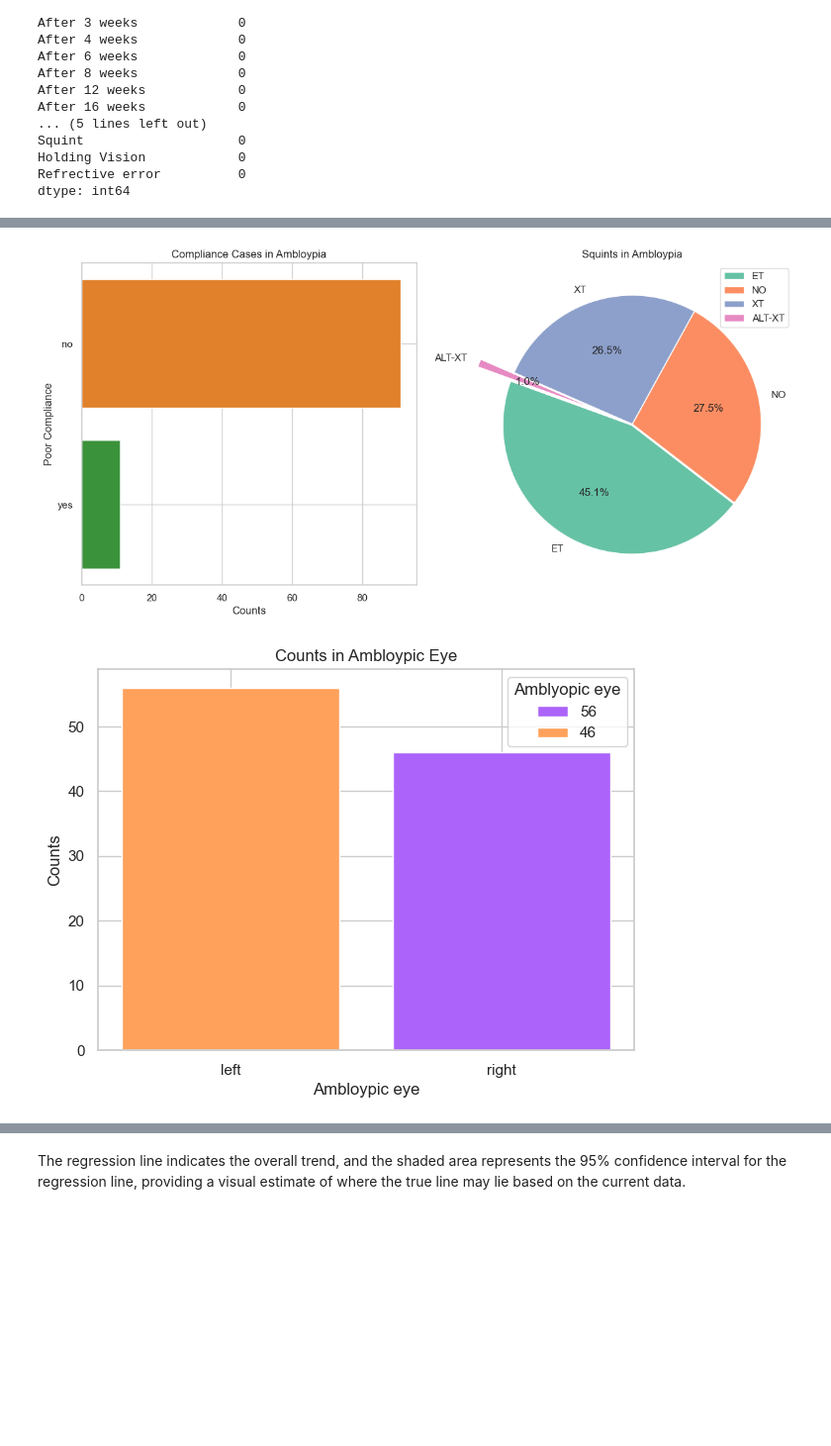
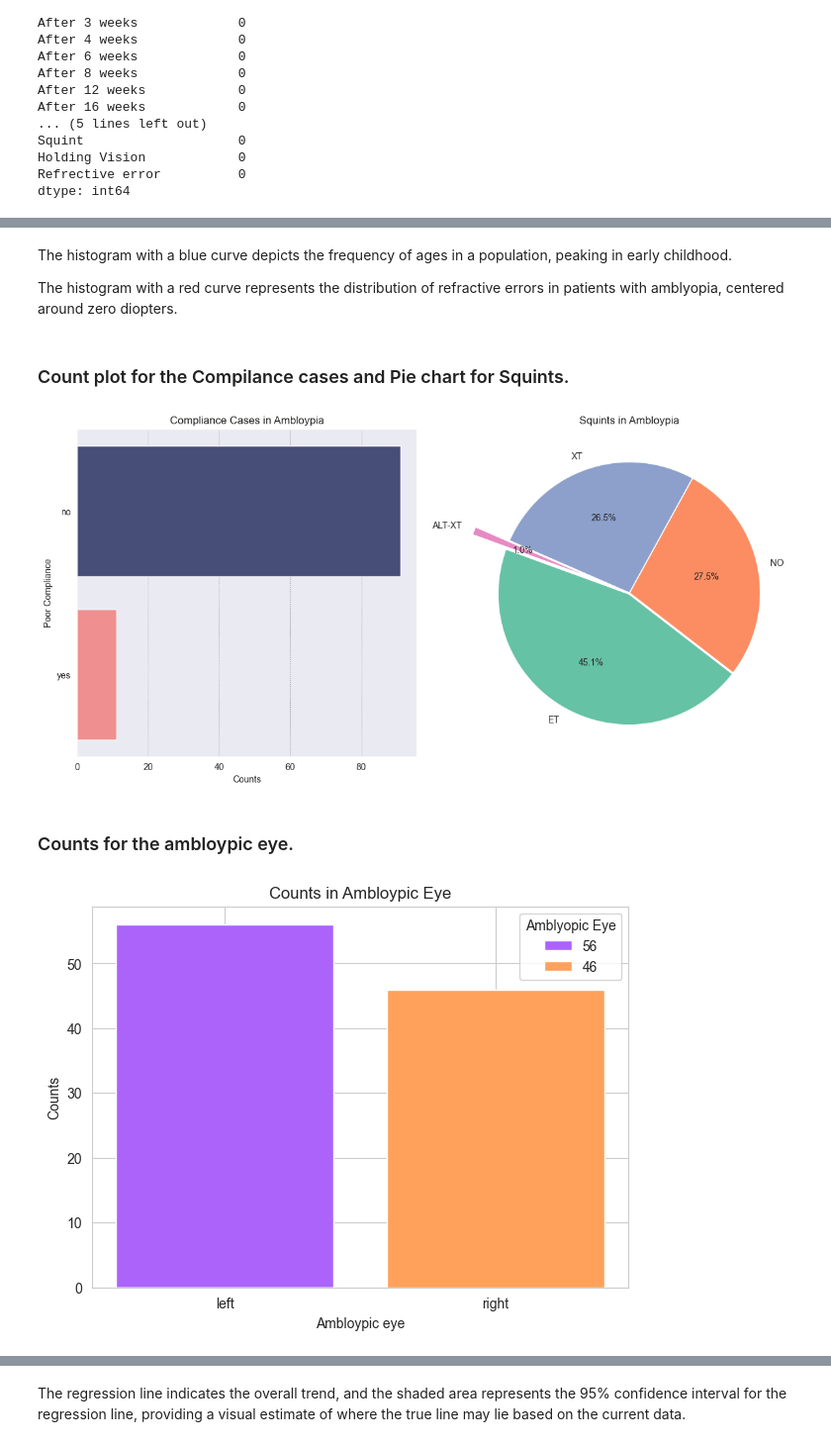
Before and after one commit to SoRaz049/DataAnalysisProjects, a Jupyter notebook: amblyopia/amblopia_1.ipynb, the cells around one changed output, grey strips where cells are left out. Shown: that part at 99% size. Saved outputs shown, nothing was run; the diff lists cells and outputs as text; code cells hidden in the pictures; blank space fills up the shorter version.

```diff
--- a/amblyopia/amblopia_1.ipynb
+++ b/amblyopia/amblopia_1.ipynb
@@ -186,44 +223,45 @@ plt.show()
+# %% [markdown]
+The histogram with a blue curve depicts the frequency of ages in a population, peaking in early childhood.
+
+The histogram with a red curve represents the distribution of refractive errors in patients with amblyopia, centered around zero diopters.
+# %% [markdown]
+### Count plot for the Compilance cases and Pie chart for Squints.
 # %%
-import warnings
-warnings.filterwarnings("ignore", category=FutureWarning)
-
 fig, axs = plt.subplots(1, 2, figsize=(12, 6))
 
-# Plot countplot in the first subplot
 
-custom_palette = ['#ff7f0e', '#2ca02c']  # Example custom colors
+custom_palette = ['#3f487f', '#ff7f7f']
 sns.countplot(df['Poor compliance case'], ax=axs[0], palette=custom_palette)
 axs[0].set_title("Compliance Cases in Ambloypia")
 axs[0].set_xlabel("Counts")
 axs[0].set_ylabel("Poor Compliance")
-axs[0].grid(True)
 
-# Plot pie chart in the second subplot
 sns.set_style("whitegrid")
 color_palette = sns.color_palette("Set2")
 explode = [0.01,0.001,0.001,0.28]
 axs[1].pie(df["Squint"].value_counts(), labels=df['Squint'].unique(),startangle = 160, colors = color_palette,explode= explode, autopct='%1.1f%%')
 axs[1].set_title("Squints in Ambloypia")
-plt.legend()
+
 plt.tight_layout()
-plt.grid(True)  # Apply grid to both subplots
 plt.show()
 # %% [output]
-[figure, old version]
+[figure, new version]
+# %% [markdown]
+### Counts for the ambloypic eye.
 # %%
 counts={}
 counts = df["Amblyopic eye"].value_counts()
 
 plt.figure(figsize=(7,5))
 plt.bar(counts.index, counts.values, color ={'#ab63fa', '#ffa15a'})
 plt.title("Counts in Ambloypic Eye")
 plt.xlabel("Ambloypic eye")
 plt.ylabel("Counts")
 
 for i, value in enumerate(counts.values):
     plt.bar(0, 0, color=['#ab63fa', '#ffa15a'][i], label=value)
 
-plt.legend(title="Amblyopic eye")
+plt.legend(title="Amblyopic Eye")
 plt.show()
 # %% [output]
-[figure, old version]
+[figure, new version]
```
Also changed, not shown: parts of 29 cells of this notebook.
